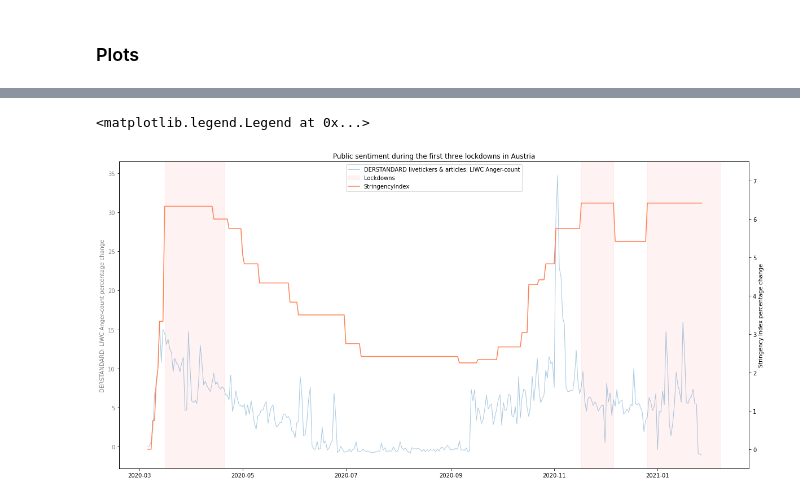
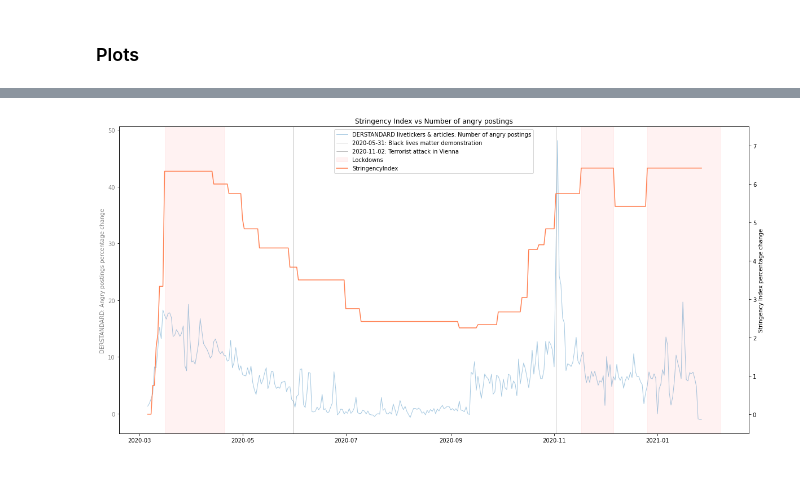
Before and after one commit to nostromo7/IPDS_standardforum, a Jupyter notebook: code/analysis.ipynb, the cells around one changed output, grey strips where cells are left out. Cells and saved outputs as stored; diff of their text form; code cells hidden in the pictures.

```diff
--- a/code/analysis.ipynb
+++ b/code/analysis.ipynb
@@ -60,5 +64,7 @@ cols_to_drop = ['rid', 'ppid', 'o', 'hl', 'tx', 'cn', '13', '16', '17', '19', '3
 postings = pd.read_pickle(input_postings).drop(cols_to_drop, axis=1)
 postings.index = pd.to_datetime(postings.cd, utc=True)
 postings['anger'] = postings['18']/postings['number_tokens']
+postings.loc[postings['18'] > 0, 'anger_yes_no'] = 1
+postings.loc[postings['18'] == 0, 'anger_yes_no'] = 0
 postings.head()
 # %% [output]
@@ -80,6 +87,8 @@ Load and analyze dataset of articles to fill gap in the summer
 postings_summer_gap = pd.read_pickle(input_summer_gap).sort_index()
 postings_summer_gap.index = pd.to_datetime(postings_summer_gap.index, utc=True)
 postings_summer_gap['anger2'] = postings_summer_gap['18'] / postings_summer_gap['number_tokens']
+postings_summer_gap.loc[postings_summer_gap['18'] > 0, 'anger_yes_no'] = 1
+postings_summer_gap.loc[postings_summer_gap['18'] == 0, 'anger_yes_no'] = 0
 postings_summer_gap.tail()
 # %% [output]
 |  | postid | parentid | communityidentityid | communityname | timestamp | followers | ratings_pos | ... |
@@ -141,0 +132,4 @@ final
+# %%
+baseline = combined.loc[bl_start:bl_end].mean()
+print('Baseline one month prior liveticker start:', bl_start, 'to', bl_end)
+baseline
@@ -141,0 +156,9 @@ final
+# %%
+final = combined.drop(['number_tokens_livetickers', 'number_tokens_articles'], axis=1)
+final = final.loc[start:end]
+final['postings_total_diff'] = (final['postings_total'] - baseline['postings_total'])/baseline['postings_total']
+final['anger_total_diff'] = (final['anger_total'] - baseline['anger_total'])/baseline['anger_total']
+final['anger_yes_no_total_diff'] = (final['anger_yes_no_total'] - baseline['anger_yes_no_total'])/baseline['anger_yes_no_total']
+final['anger_yes_no_rel_diff'] = (final['anger_yes_no_rel'] - baseline['anger_yes_no_rel'])/baseline['anger_yes_no_rel']
+
+final
@@ -397,33 +503,34 @@ ax.legend(loc='upper left')
 # %%
 fig, ax = plt.subplots(figsize=(20,10))
 #ax.plot(final['anger_total'], linestyle='-', linewidth=1, alpha=0.4, label='DERSTANDARD livetickers & articles: LIWC Anger-count')
-ax.plot(final['anger_total_diff'], linestyle='-', linewidth=1, alpha=0.4, label='DERSTANDARD livetickers & articles: LIWC Anger-count')
+ax.plot(final['anger_yes_no_total_diff'], linestyle='-', linewidth=1, alpha=0.4, label='DERSTANDARD livetickers & articles: Number of angry postings')
 
-ax.set_ylabel('DERSTANDARD: LIWC Anger-count percentage change', color='grey')
+ax.set_ylabel('DERSTANDARD: Angry postings percentage change', color='grey')
 ax.tick_params(axis='y', labelcolor='grey')
+
+ax2 = ax.twinx()
+ax2.plot(stringency_df_final['StringencyIndex_diff'], alpha=1, color='coral', label='StringencyIndex')
+ax2.set_ylim([-0.5,7.5])
+ax2.tick_params(axis='y', labelcolor='black')
 
 ax.axvspan(pd.to_datetime(start_lockdown1), pd.to_datetime(end_lockdown1), color='red', alpha=0.05, label="Lockdowns")
 ax.axvspan(pd.to_datetime(start_lockdown2), pd.to_datetime(end_lockdown2), color='red', alpha=0.05)
 ax.axvspan(pd.to_datetime(start_lockdown3), pd.to_datetime(end_lockdown3), color='red', alpha=0.05)
 
 #ax.axvline(pd.to_datetime('2020-03-12'), linewidth=0.5, color='black', alpha=0.5, label='2020-03-12: First death from Covid-19')
 #ax.axvline(pd.to_datetime('2020-03-15'), linewidth=0.5, color='black', alpha=0.5, label='2020-03-15: Announcment of strict social distancing measures')
 #ax.axvline(pd.to_datetime('2020-04-06'), linewidth=0.5, color='black', alpha=0.5, label='2020-04-06: Mandatory face-masks in grocery stores')
-#ax.axvline(pd.to_datetime('2020-05-31'), linewidth=0.5, color='black', alpha=0.5, label='2020-05-31: Black lives matter demonstration')
-#ax.axvline(pd.to_datetime('2020-11-02'), linewidth=0.5, color='black', alpha=0.5, label='2020-11-02: Terrorist attack in Vienna')
+ax.axvline(pd.to_datetime('2020-05-31'), linewidth=0.5, color='black', alpha=0.5, label='2020-05-31: Black lives matter demonstration')
+ax.axvline(pd.to_datetime('2020-11-02'), linewidth=0.5, color='black', alpha=0.5, label='2020-11-02: Terrorist attack in Vienna')
 
 
-ax2 = ax.twinx()
-ax2.plot(stringency_df_final['StringencyIndex_diff'], alpha=1, color='coral', label='StringencyIndex')
-ax2.set_ylim([-0.5,7.5])
-ax2.tick_params(axis='y', labelcolor='black')
-
 ax2.set_ylabel("Stringency Index percentage change", color='black')
-ax.set_title("Public sentiment during the first three lockdowns in Austria")
+ax.set_title("Stringency Index vs Number of angry postings")
 
 lines, labels = ax.get_legend_handles_labels()
 lines2, labels2 = ax2.get_legend_handles_labels()
 ax2.legend(lines + lines2, labels + labels2, loc='upper center')
+
+plt.show()
 # %% [output]
-<matplotlib.legend.Legend at 0x...>
-[figure, old version]
+[figure, new version]
```
Also changed, not shown: parts of 21 cells of this notebook.
